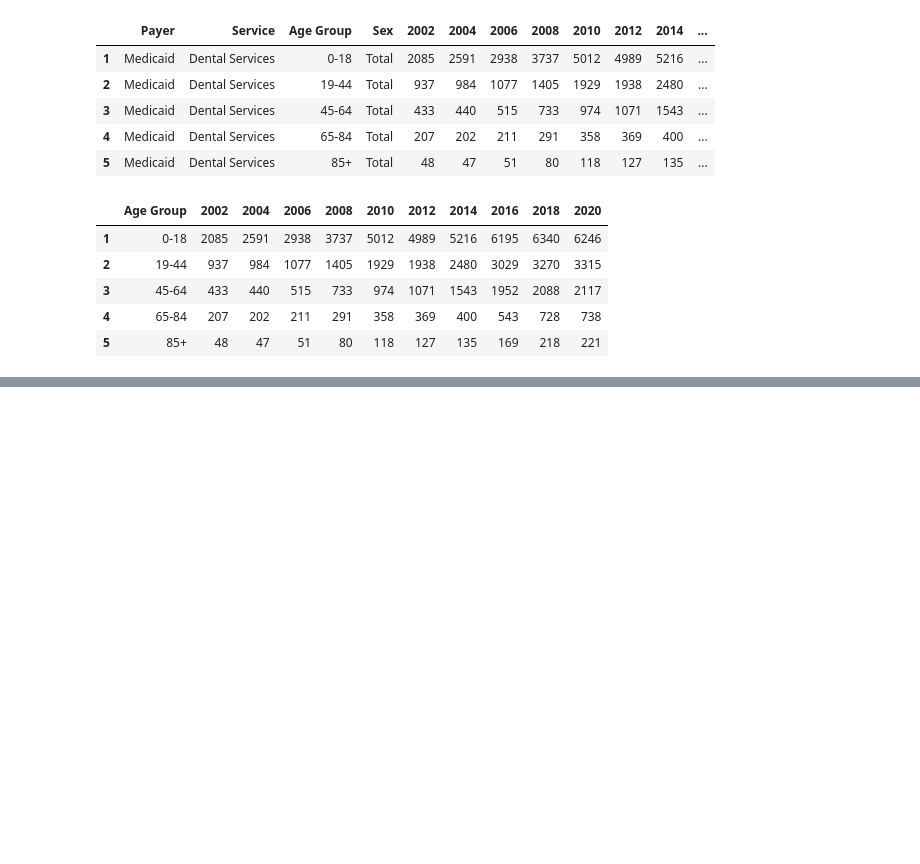
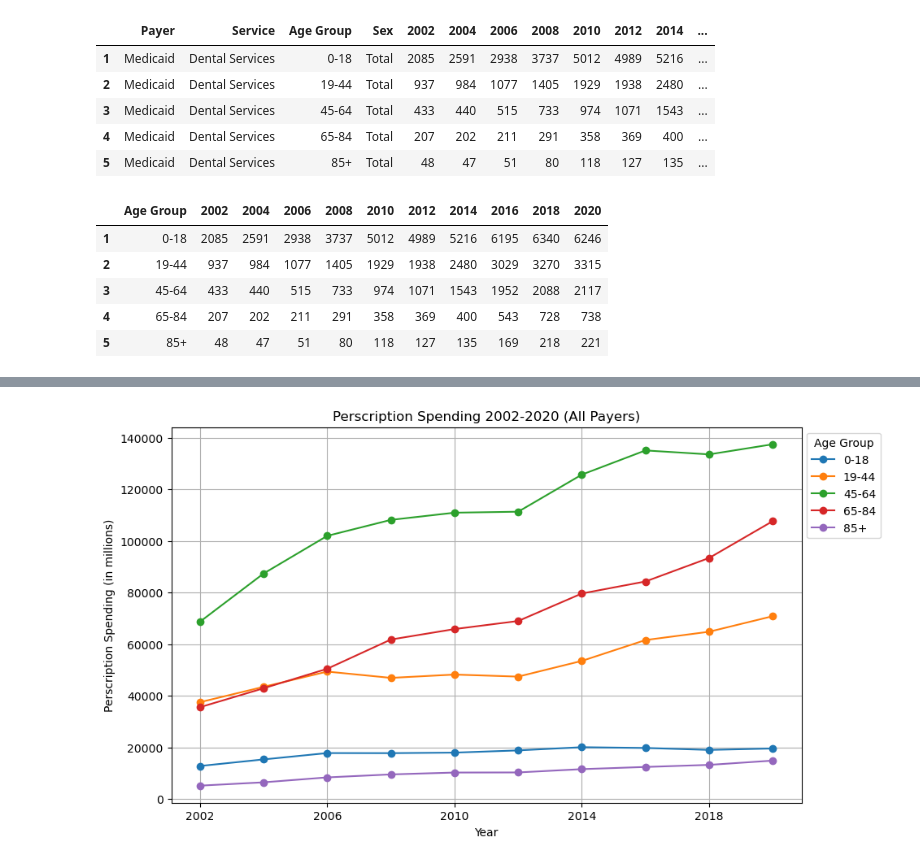
Before and after one commit to vokouns/us-healthcare-spending, a Jupyter notebook: scottsnotebook.ipynb, the cells around one changed output, grey strips where cells are left out. Saved outputs shown, nothing was run; the diff lists cells and outputs as text; code cells hidden in the pictures; blank space fills up the shorter version.

```diff
--- a/scottsnotebook.ipynb
+++ b/scottsnotebook.ipynb
@@ -274,0 +411,3 @@ medicaid__rotated_df
+# %%
+persc_filtered = persc_drugs[(persc_drugs["Age Group"] != "Total") & (persc_drugs["Sex"] == "Total")]
+persc_filtered
@@ -274,0 +421,3 @@ medicaid__rotated_df
+# %%
+persc_col = persc_filtered.loc[:,["Age Group", "2002", "2004",	"2006",	"2008",	"2010",	"2012",	"2014",	"2016",	"2018",	"2020"]]
+persc_col
@@ -274,0 +431,3 @@ medicaid__rotated_df
+# %%
+persc_index = persc_col.set_index("Age Group", inplace=False)
+persc_index
@@ -274,0 +442,3 @@ medicaid__rotated_df
+# %%
+persc_rot = persc_index.T
+persc_rot
@@ -274,0 +457,12 @@ medicaid__rotated_df
+# %%
+persc_rot.plot(kind="line", marker="o", figsize=(10, 6))
+plt.title('Perscription Spending 2002-2020 (All Payers)')
+plt.xlabel('Year')
+plt.ylabel('Perscription Spending (in millions)')
+plt.legend(title='Age Group', bbox_to_anchor=(1, 1))
+plt.grid(True)
+
+plt.savefig("Figures/perscription_spending.png")
+plt.show()
+# %% [output]
+[figure, added]
```
Also changed, not shown: parts of 28 cells of this notebook, 5 other files.
